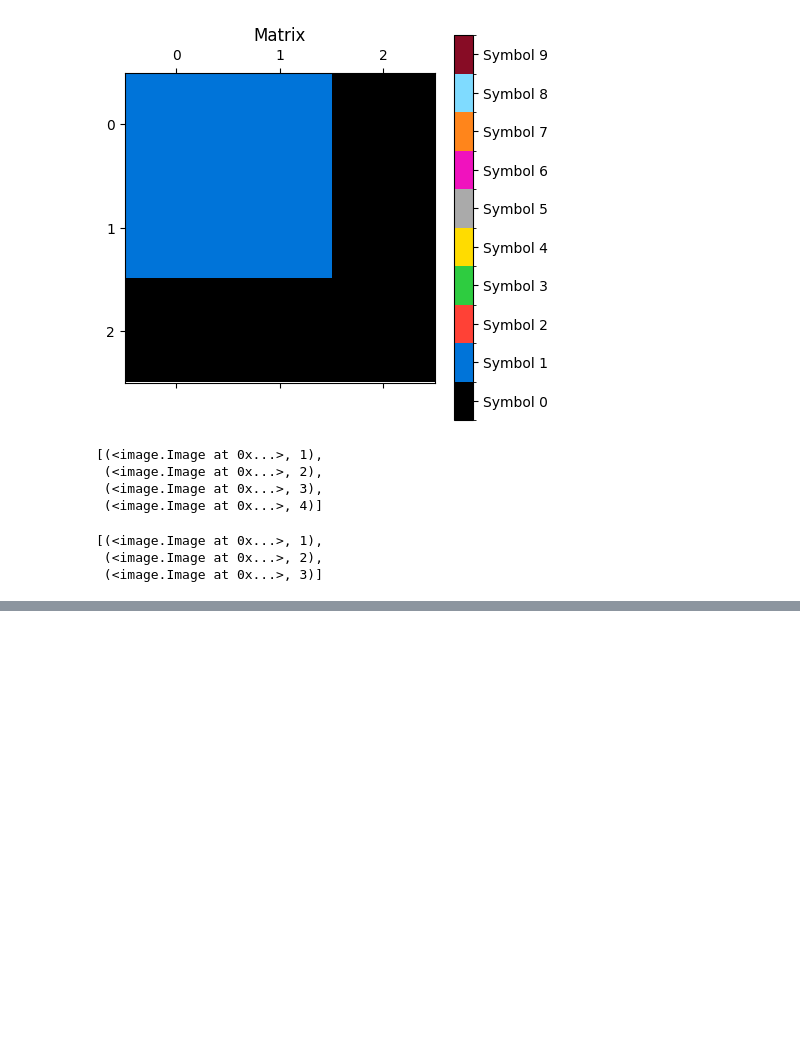
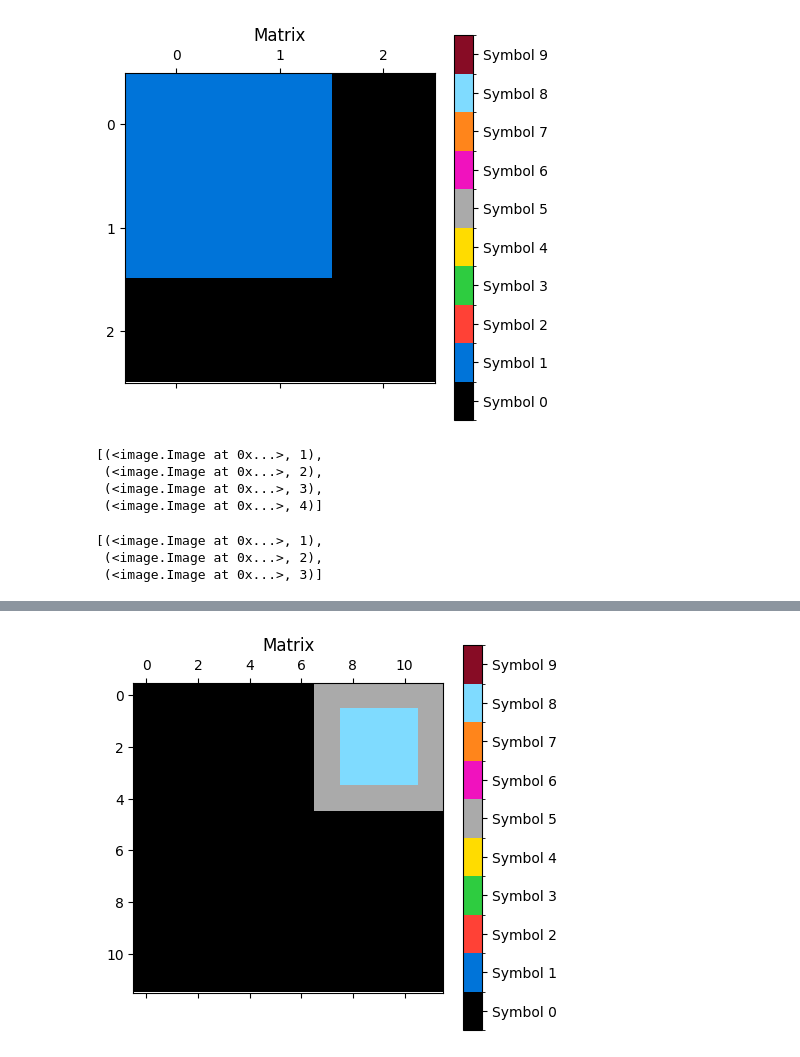
Before and after one commit to saisurbehera/arclang, a Jupyter notebook: random/understand_p1.ipynb, the cells around one changed output, grey strips where cells are left out. Cells and saved outputs as stored; diff of their text form; code cells hidden in the pictures; blank space fills up the shorter version.

```diff
--- a/random/understand_p1.ipynb
+++ b/random/understand_p1.ipynb
@@ -199,0 +212,4 @@ img2.split_cols()
+# %%
+display_matrix(img_test.list_components()[0])
+# %% [output]
+[figure, added]
```
Also changed, not shown: parts of 9 cells of this notebook, 2 other files.
